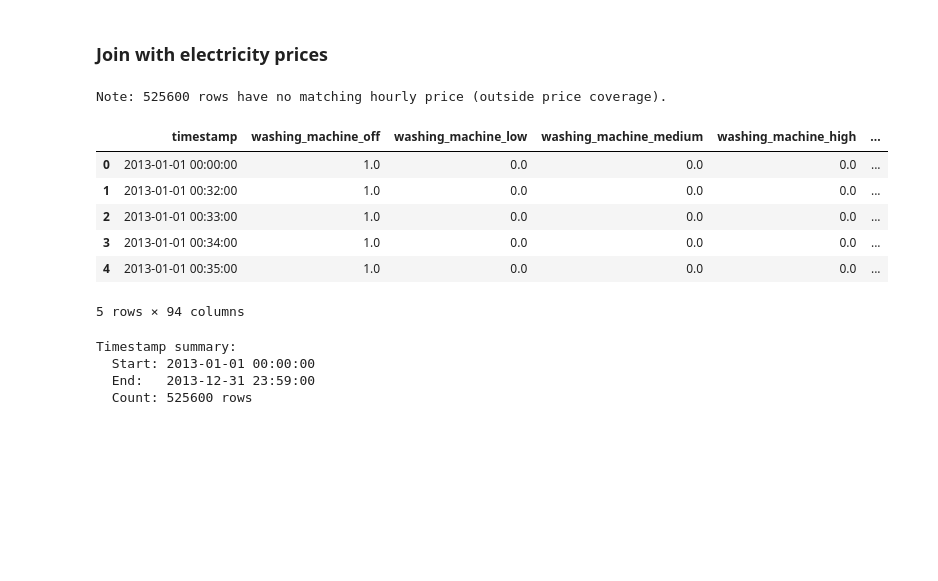
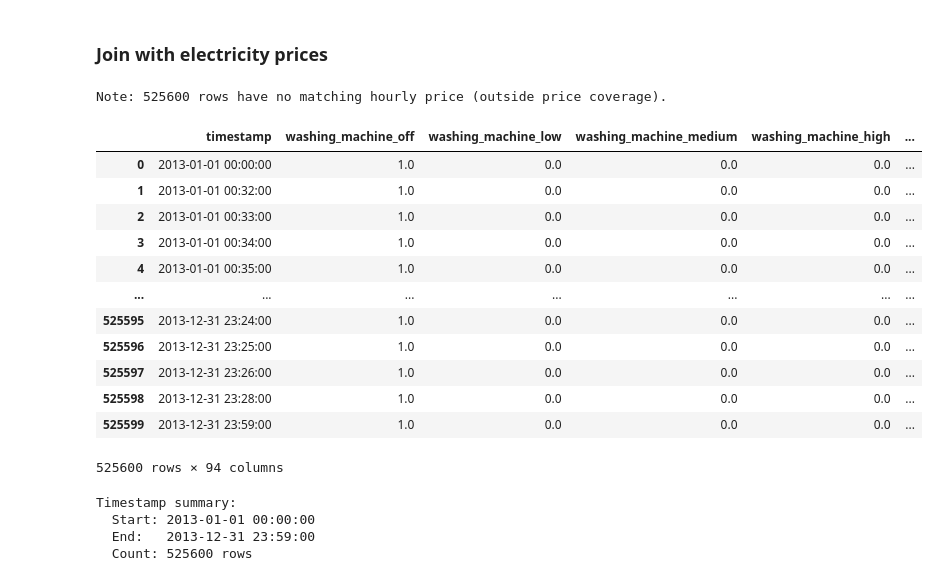
Before and after one commit to jofa016/ACIT4620---Fuzzy-System, a Jupyter notebook: fuzzy_main.ipynb, the cells around one changed output. Saved outputs shown, nothing was run; the diff lists cells and outputs as text; code cells hidden in the pictures; blank space fills up the shorter version.

```diff
--- a/fuzzy_main.ipynb
+++ b/fuzzy_main.ipynb
@@ -17,7 +17,7 @@ data.attrs["categories"] = {
     "kitchen": ["dishwasher", "kettle", "toaster", "microwave"],
     "livingroom": ["tv", "htpc", "amp_livingroom", "subwoofer_livingroom"],
     "lights": [ "kitchen_lights", "livingroom_s_lamp", "kitchen_dt_lamp", "bedroom_ds_lamp", "livingroom_s_lamp2", "livingroom_lamp_tv", "kitchen_lamp2", "utility_lamp", "bedroom_d_lamp", "childs_table_lamp", "childs_ds_lamp", "office_lamp1", "office_lamp2", "office_lamp3" ],
-    "other": ["washing_machine"]
+    "washing_machine": ["washing_machine"]
 }
 
 data
@@ -151,35 +154,41 @@ el_price['ts_hour']   = el_price['timestamp'].dt.floor('1h')
 hourly_prices = el_price[['ts_hour', 'el_price']].drop_duplicates(subset='ts_hour', keep='first')
 
 # --- Final clean before merge: drop any NaT in keys and sort
 fuzzy_data = fuzzy_data.dropna(subset=['ts_hour']).sort_values('ts_hour')
 hourly_prices = hourly_prices.dropna(subset=['ts_hour']).sort_values('ts_hour')
 
 # --- Merge by full hourly timestamp; limit match to within 1 hour
 merged = pd.merge_asof(
     left=fuzzy_data,
     right=hourly_prices,
     on='ts_hour',
     direction='backward',
     tolerance=pd.Timedelta('1h')  # ensures we only pull the current hour's price
 )
 
 # --- (Optional) report rows that still lack a price (e.g., outside price coverage)
 missing_prices = merged['el_price'].isna().sum()
 if missing_prices:
     print(f"Note: {missing_prices} rows have no matching hourly price (outside price coverage).")
 
 # --- Clean up helper column if you don’t need it
 merged = merged.drop(columns=['ts_hour'])
-merged.head()
+merged
 # %% [output]
 Note: 525600 rows have no matching hourly price (outside price coverage).
 |  | timestamp | washing_machine_off | washing_machine_low | washing_machine_medium | washing_machine_high | ... |
 | 0 | 2013-01-01 00:00:00 | 1.0 | 0.0 | 0.0 | 0.0 | ... |
 | 1 | 2013-01-01 00:32:00 | 1.0 | 0.0 | 0.0 | 0.0 | ... |
 | 2 | 2013-01-01 00:33:00 | 1.0 | 0.0 | 0.0 | 0.0 | ... |
 | 3 | 2013-01-01 00:34:00 | 1.0 | 0.0 | 0.0 | 0.0 | ... |
 | 4 | 2013-01-01 00:35:00 | 1.0 | 0.0 | 0.0 | 0.0 | ... |
+| ... | ... | ... | ... | ... | ... | ... |
+| 525595 | 2013-12-31 23:24:00 | 1.0 | 0.0 | 0.0 | 0.0 | ... |
+| 525596 | 2013-12-31 23:25:00 | 1.0 | 0.0 | 0.0 | 0.0 | ... |
+| 525597 | 2013-12-31 23:26:00 | 1.0 | 0.0 | 0.0 | 0.0 | ... |
+| 525598 | 2013-12-31 23:28:00 | 1.0 | 0.0 | 0.0 | 0.0 | ... |
+| 525599 | 2013-12-31 23:59:00 | 1.0 | 0.0 | 0.0 | 0.0 | ... |
-5 rows × 94 columns
+525600 rows × 94 columns
 # %%
 print("Timestamp summary:")
 print(f"  Start: {data.index.min()}")
```
Also changed, not shown: parts of 14 cells of this notebook, 1 other file.
